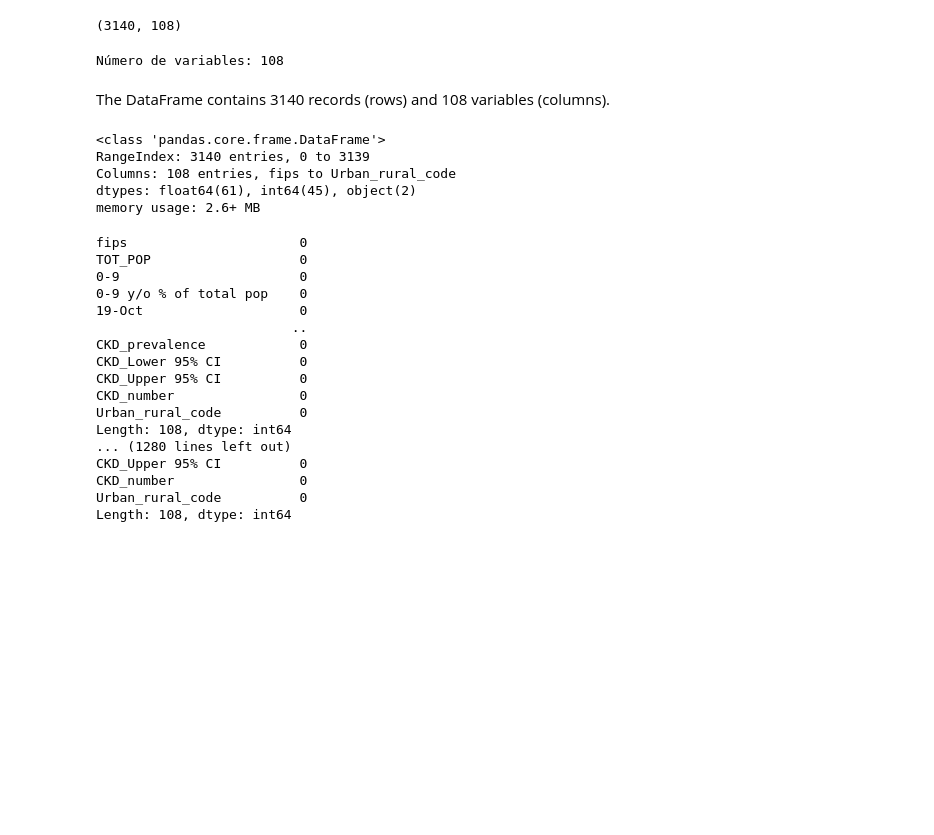
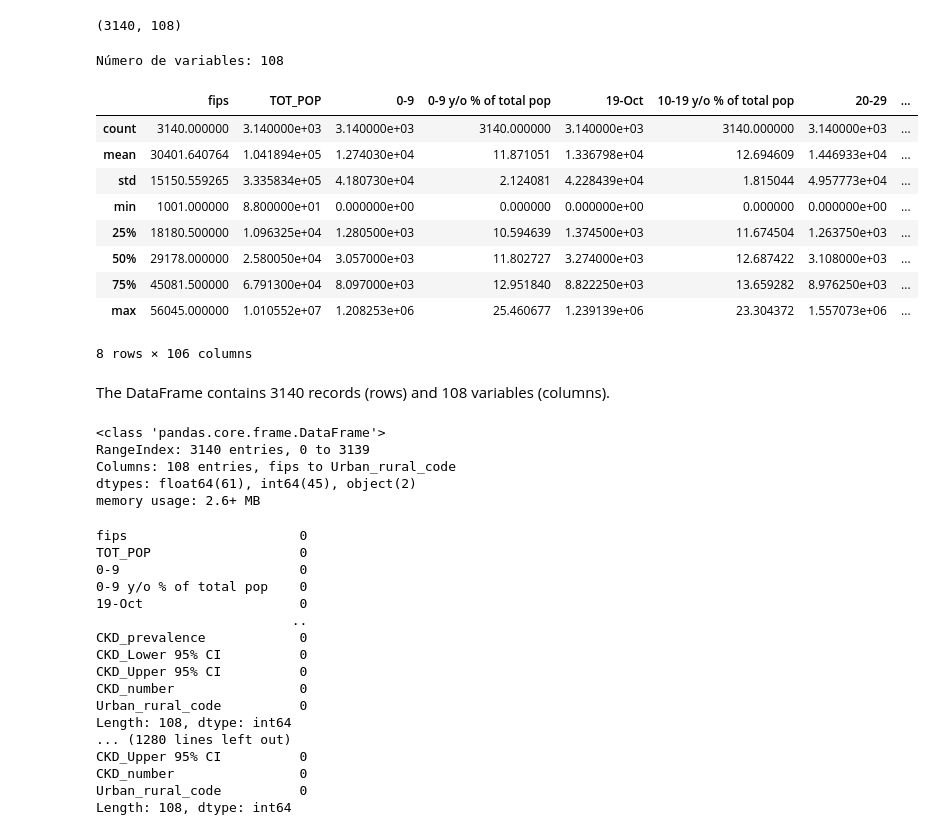
Before and after one commit to 4GeeksAcademy/Kurganova_REGULARIZED-LINEAR-REG, a Jupyter notebook: src/explore.ipynb, the cells around one changed output. Saved outputs shown, nothing was run; the diff lists cells and outputs as text; code cells hidden in the pictures; blank space fills up the shorter version.

```diff
--- a/src/explore.ipynb
+++ b/src/explore.ipynb
@@ -33,6 +38,19 @@ num_variables = raw_ds.shape[1]
 print("Número de variables:", num_variables)
 # %% [output]
 Número de variables: 108
+# %%
+raw_ds.describe()
+# %% [output]
+|  | fips | TOT_POP | 0-9 | 0-9 y/o % of total pop | 19-Oct | 10-19 y/o % of total pop | 20-29 | ... |
+| count | 3140.000000 | 3.140000e+03 | 3.140000e+03 | 3140.000000 | 3.140000e+03 | 3140.000000 | 3.140000e+03 | ... |
+| mean | 30401.640764 | 1.041894e+05 | 1.274030e+04 | 11.871051 | 1.336798e+04 | 12.694609 | 1.446933e+04 | ... |
+| std | 15150.559265 | 3.335834e+05 | 4.180730e+04 | 2.124081 | 4.228439e+04 | 1.815044 | 4.957773e+04 | ... |
+| min | 1001.000000 | 8.800000e+01 | 0.000000e+00 | 0.000000 | 0.000000e+00 | 0.000000 | 0.000000e+00 | ... |
+| 25% | 18180.500000 | 1.096325e+04 | 1.280500e+03 | 10.594639 | 1.374500e+03 | 11.674504 | 1.263750e+03 | ... |
+| 50% | 29178.000000 | 2.580050e+04 | 3.057000e+03 | 11.802727 | 3.274000e+03 | 12.687422 | 3.108000e+03 | ... |
+| 75% | 45081.500000 | 6.791300e+04 | 8.097000e+03 | 12.951840 | 8.822250e+03 | 13.659282 | 8.976250e+03 | ... |
+| max | 56045.000000 | 1.010552e+07 | 1.208253e+06 | 25.460677 | 1.239139e+06 | 23.304372 | 1.557073e+06 | ... |
+8 rows × 106 columns
 # %% [markdown]
 The DataFrame contains 3140 records (rows) and 108 variables (columns).
 # %%
```
Also changed, not shown: parts of 2 cells of this notebook.
